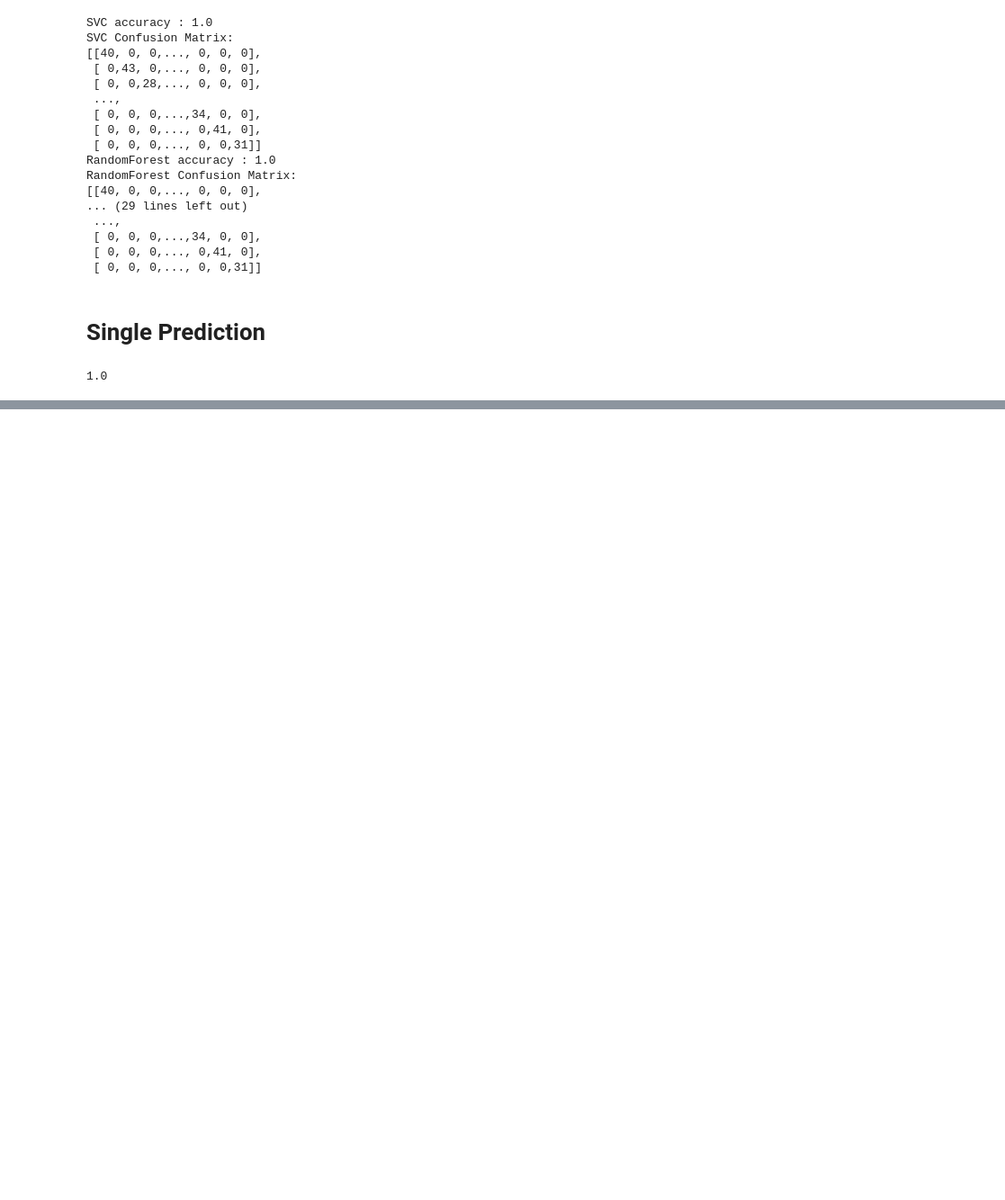
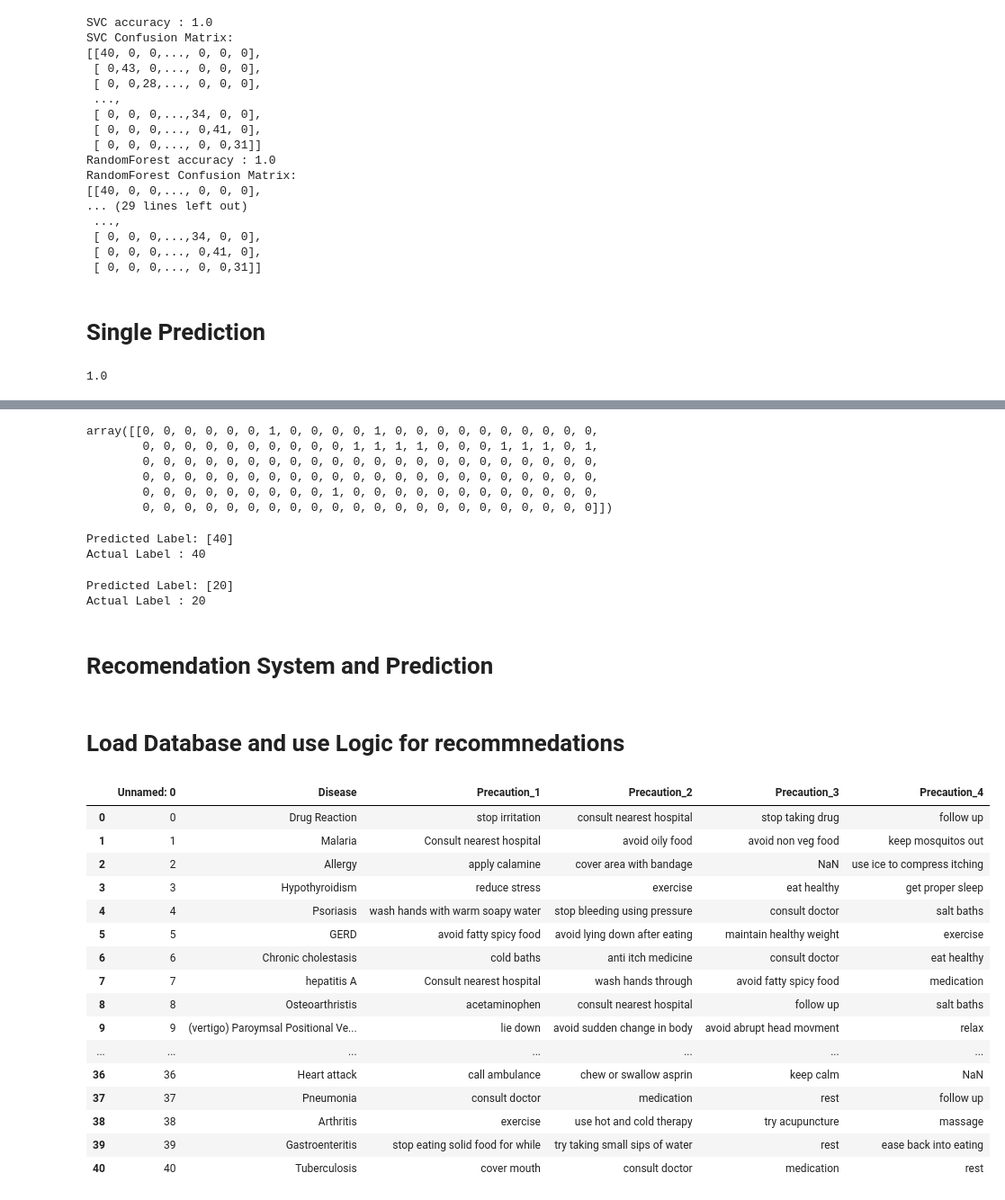
Before and after one commit to Diti-Jain/MEDIFY, a Jupyter notebook: Source.ipynb, the cells around one changed output, grey strips where cells are left out. Shown: that part at 90% size. Cells and saved outputs as stored; diff of their text form; code cells hidden in the pictures; blank space fills up the shorter version.

```diff
--- a/Source.ipynb
+++ b/Source.ipynb
@@ -147,0 +165,48 @@ pickle.dump(svc,open("svc.pkl",'wb'))
+# %%
+X_test.iloc[0].values.reshape(1,-1)
+# %% [output]
+array([[0, 0, 0, 0, 0, 0, 1, 0, 0, 0, 0, 1, 0, 0, 0, 0, 0, 0, 0, 0, 0, 0,
+        0, 0, 0, 0, 0, 0, 0, 0, 0, 0, 1, 1, 1, 1, 0, 0, 0, 1, 1, 1, 0, 1,
+        0, 0, 0, 0, 0, 0, 0, 0, 0, 0, 0, 0, 0, 0, 0, 0, 0, 0, 0, 0, 0, 0,
+        0, 0, 0, 0, 0, 0, 0, 0, 0, 0, 0, 0, 0, 0, 0, 0, 0, 0, 0, 0, 0, 0,
+        0, 0, 0, 0, 0, 0, 0, 0, 0, 1, 0, 0, 0, 0, 0, 0, 0, 0, 0, 0, 0, 0,
+        0, 0, 0, 0, 0, 0, 0, 0, 0, 0, 0, 0, 0, 0, 0, 0, 0, 0, 0, 0, 0, 0]])
+# %%
+print("Predicted Label:",svc.predict(X_test.iloc[0].values.reshape(1,-1)))
+print("Actual Label :",y_test[0])
+# %% [output]
+Predicted Label: [40]
+Actual Label : 40
+# %%
+print("Predicted Label:",svc.predict(X_test.iloc[10].values.reshape(1,-1)))
+print("Actual Label :",y_test[10])
+# %% [output]
+Predicted Label: [20]
+Actual Label : 20
+# %% [markdown]
+# Recomendation System and Prediction
+# %% [markdown]
+# Load Database and use Logic for recommnedations
+# %%
+sym_des= pd.read_csv('symtoms_df.csv')
+precautions=pd.read_csv('precautions_df.csv')
+# %%
+precautions
+# %% [output]
+|  | Unnamed: 0 | Disease | Precaution_1 | Precaution_2 | Precaution_3 | Precaution_4 |
+| 0 | 0 | Drug Reaction | stop irritation | consult nearest hospital | stop taking drug | follow up |
+| 1 | 1 | Malaria | Consult nearest hospital | avoid oily food | avoid non veg food | keep mosquitos out |
+| 2 | 2 | Allergy | apply calamine | cover area with bandage | NaN | use ice to compress itching |
+| 3 | 3 | Hypothyroidism | reduce stress | exercise | eat healthy | get proper sleep |
+| 4 | 4 | Psoriasis | wash hands with warm soapy water | stop bleeding using pressure | consult doctor | salt baths |
+| 5 | 5 | GERD | avoid fatty spicy food | avoid lying down after eating | maintain healthy weight | exercise |
+| 6 | 6 | Chronic cholestasis | cold baths | anti itch medicine | consult doctor | eat healthy |
+| 7 | 7 | hepatitis A | Consult nearest hospital | wash hands through | avoid fatty spicy food | medication |
+| 8 | 8 | Osteoarthristis | acetaminophen | consult nearest hospital | follow up | salt baths |
+| 9 | 9 | (vertigo) Paroymsal Positional Ve... | lie down | avoid sudden change in body | avoid abrupt head movment | relax |
+| ... | ... | ... | ... | ... | ... | ... |
+| 36 | 36 | Heart attack | call ambulance | chew or swallow asprin | keep calm | NaN |
+| 37 | 37 | Pneumonia | consult doctor | medication | rest | follow up |
+| 38 | 38 | Arthritis | exercise | use hot and cold therapy | try acupuncture | massage |
+| 39 | 39 | Gastroenteritis | stop eating solid food for while | try taking small sips of water | rest | ease back into eating |
+| 40 | 40 | Tuberculosis | cover mouth | consult doctor | medication | rest |
```
Also changed, not shown: parts of 2 cells of this notebook.
